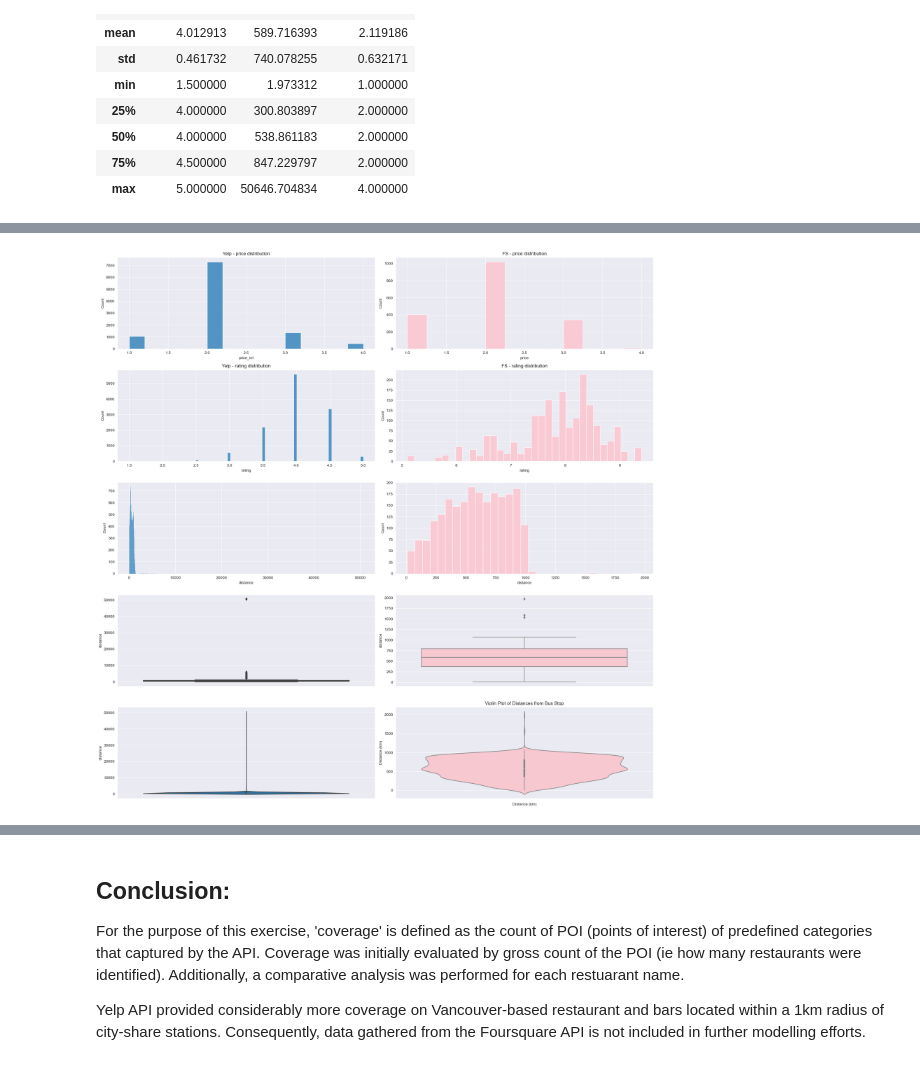
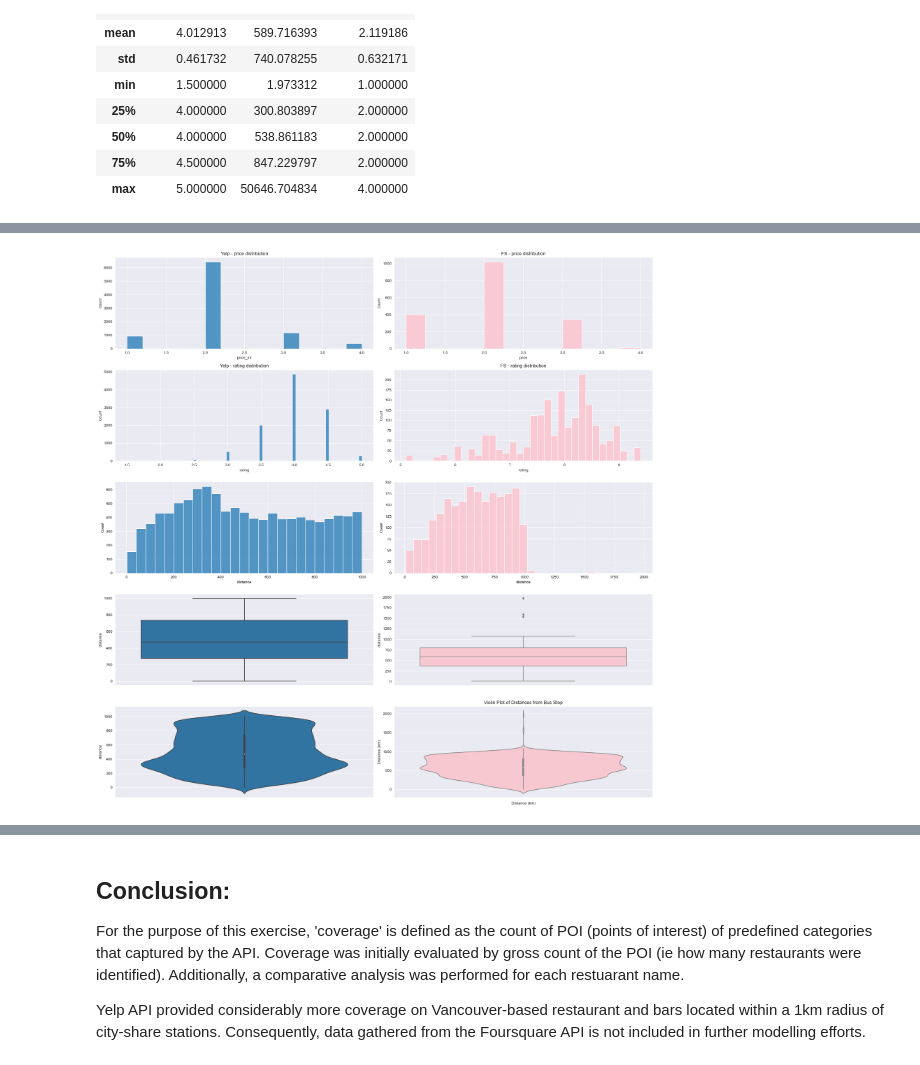
Before and after one commit to j-lepard/LHL-Statistics, a Jupyter notebook: notebooks/02.yelp_foursquare_EDA.ipynb, the cells around one changed output, grey strips where cells are left out. Drawn from its saved outputs; the diff is of its cells as text; code cells hidden in the pictures.

```diff
--- a/notebooks/02.yelp_foursquare_EDA.ipynb
+++ b/notebooks/02.yelp_foursquare_EDA.ipynb
@@ -496,3 +496,6 @@ YELP_df_clean.describe()
 | 50% | 4.000000 | 538.861183 | 2.000000 |
 | 75% | 4.500000 | 847.229797 | 2.000000 |
 | max | 5.000000 | 50646.704834 | 4.000000 |
+# %%
+YELP_df_clean_1km = YELP_df_clean[YELP_df_clean['distance']<=1000]
+YELP_df_clean_1km .describe()
@@ -508,14 +521,14 @@ import seaborn as sns
 fig, axes = plt.subplots(5,2, figsize=(20,20)) # 1 column, 2 row
 
 ## PRICE - HISTOGRAM
-sns.histplot(YELP_df_clean, x='price_int', ax=axes[0][0])
+sns.histplot(YELP_df_clean_1km, x='price_int', ax=axes[0][0])
 axes[0][0].set_title('Yelp - price distribution')
 
 sns.histplot(FS_df, x='price', ax=axes[0][1], color='pink')
 axes[0][1].set_title('FS - price distribution')
 
 ### RATING
-sns.histplot(YELP_df_clean, x='rating', ax=axes[1][0])
+sns.histplot(YELP_df_clean_1km, x='rating', ax=axes[1][0])
 axes[1][0].set_title('Yelp - rating distribution')
 
 sns.histplot(FS_df, x='rating', ax=axes[1][1], color='pink')
@@ -524,7 +537,7 @@ axes[1][1].set_title('FS - rating distribution')
 ### Distace from Station
 # 1. Histogram
 
-sns.histplot(YELP_df_clean, x='distance',ax=axes[2][0])  # `kde=True` will also plot a Kernel Density Estimate line
+sns.histplot(YELP_df_clean_1km, x='distance',ax=axes[2][0])  # `kde=True` will also plot a Kernel Density Estimate line
 plt.title('Distribution of Distances from Bus Stop')
 plt.xlabel('Distance (km)')
 plt.ylabel('Number of Places')
@@ -535,36 +548,36 @@ plt.title('Distribution of Distances from Bus Stop')
 plt.xlabel('Distance (km)')
 plt.ylabel('Number of Places')
 plt.xlim(0,1100)
 #
 # # 2. Boxplot
 #
-sns.boxplot(y=YELP_df_clean['distance'],ax=axes[3][0])
+sns.boxplot(y=YELP_df_clean_1km['distance'],ax=axes[3][0])
 plt.title('Distances from Bus Stop')
 plt.ylabel('Distance (km)')
 
 sns.boxplot(y=FS_df['distance'],ax=axes[3][1], color='pink')
 plt.title('Distances from Bus Stop')
 plt.ylabel('Distance (km)')
 
 #
 # # 3. Violin Plot
 #
-sns.violinplot(y=YELP_df_clean['distance'],ax=axes[4][0])
+sns.violinplot(y=YELP_df_clean_1km['distance'],ax=axes[4][0])
 plt.title('Violin Plot of Distances from Bus Stop')
 plt.ylabel('Distance (km)')
 # plt.ylim(0,1000)
 
 sns.violinplot(y=FS_df['distance'],ax=axes[4][1], color='pink')
 plt.title('Violin Plot of Distances from Bus Stop')
 plt.ylabel('Distance (km)')
 # plt.ylim(0,1000)
 
 plt.tight_layout()
 
 
 ## Interpretation= there are some outliers with the distance to the bike station!! How many are there?
 # %% [output]
-[figure, old version]
+[figure, new version]
 # %%
 ### Outlier (distance) count between FS and Yelp
 
```
Also changed, not shown: parts of 2 cells of this notebook, 1 other file.
